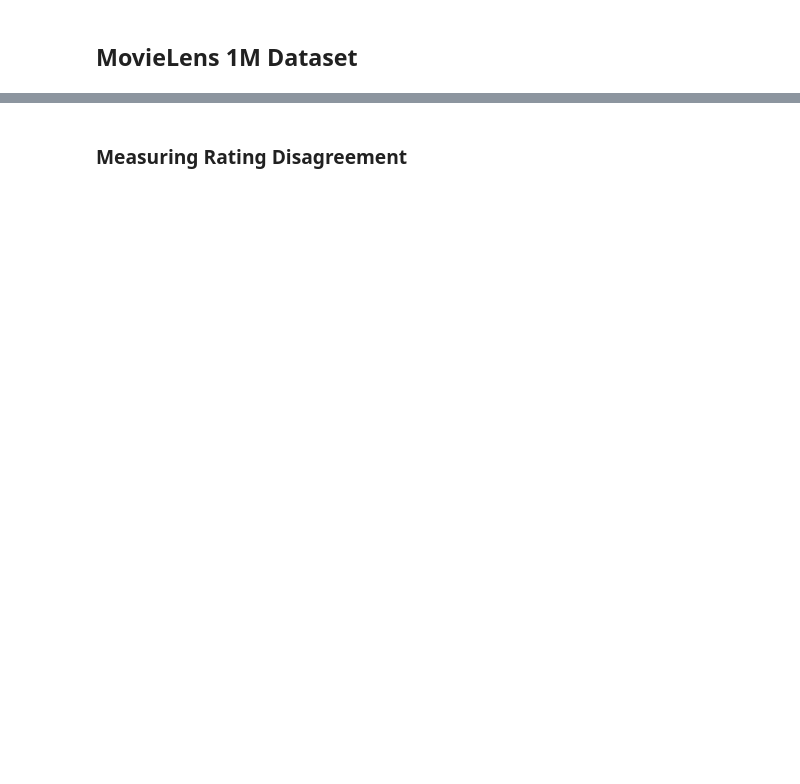
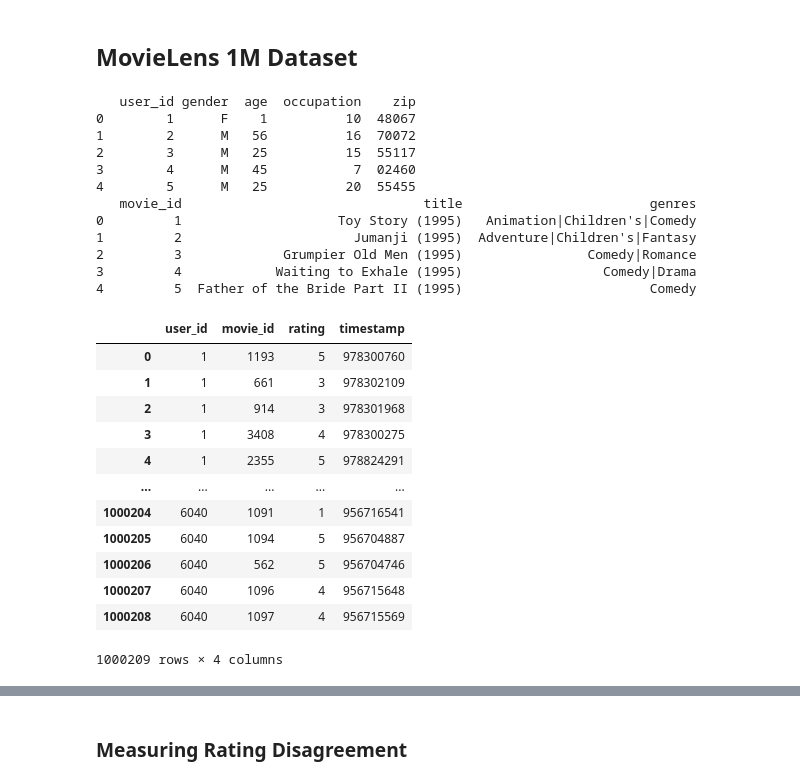
Before and after one commit to ndwadia/pydata-book, a Jupyter notebook: ch14.ipynb, the cells around one changed output, grey strips where cells are left out. Saved outputs shown, nothing was run; the diff lists cells and outputs as text; code cells hidden in the pictures; blank space fills up the shorter version.

```diff
--- a/ch14.ipynb
+++ b/ch14.ipynb
@@ -407,9 +438,35 @@ mnames = ['movie_id', 'title', 'genres']
 movies = pd.read_table('datasets/movielens/movies.dat', sep='::',
                        header=None, names=mnames)
 # %%
-users[:5]
+print(users[:5])
 ratings[:5]
-movies[:5]
+print(movies[:5])
 ratings
+# %% [output]
+   user_id gender  age  occupation    zip
+0        1      F    1          10  48067
+1        2      M   56          16  70072
+2        3      M   25          15  55117
+3        4      M   45           7  02460
+4        5      M   25          20  55455
+   movie_id                               title                        genres
+0         1                    Toy Story (1995)   Animation|Children's|Comedy
+1         2                      Jumanji (1995)  Adventure|Children's|Fantasy
+2         3             Grumpier Old Men (1995)                Comedy|Romance
+3         4            Waiting to Exhale (1995)                  Comedy|Drama
+4         5  Father of the Bride Part II (1995)                        Comedy
+|  | user_id | movie_id | rating | timestamp |
+| 0 | 1 | 1193 | 5 | 978300760 |
+| 1 | 1 | 661 | 3 | 978302109 |
+| 2 | 1 | 914 | 3 | 978301968 |
+| 3 | 1 | 3408 | 4 | 978300275 |
+| 4 | 1 | 2355 | 5 | 978824291 |
+| ... | ... | ... | ... | ... |
+| 1000204 | 6040 | 1091 | 1 | 956716541 |
+| 1000205 | 6040 | 1094 | 5 | 956704887 |
+| 1000206 | 6040 | 562 | 5 | 956704746 |
+| 1000207 | 6040 | 1096 | 4 | 956715648 |
+| 1000208 | 6040 | 1097 | 4 | 956715569 |
+1000209 rows × 4 columns
 # %%
 data = pd.merge(pd.merge(ratings, users), movies)
```
Also changed, not shown: parts of 70 cells of this notebook.
